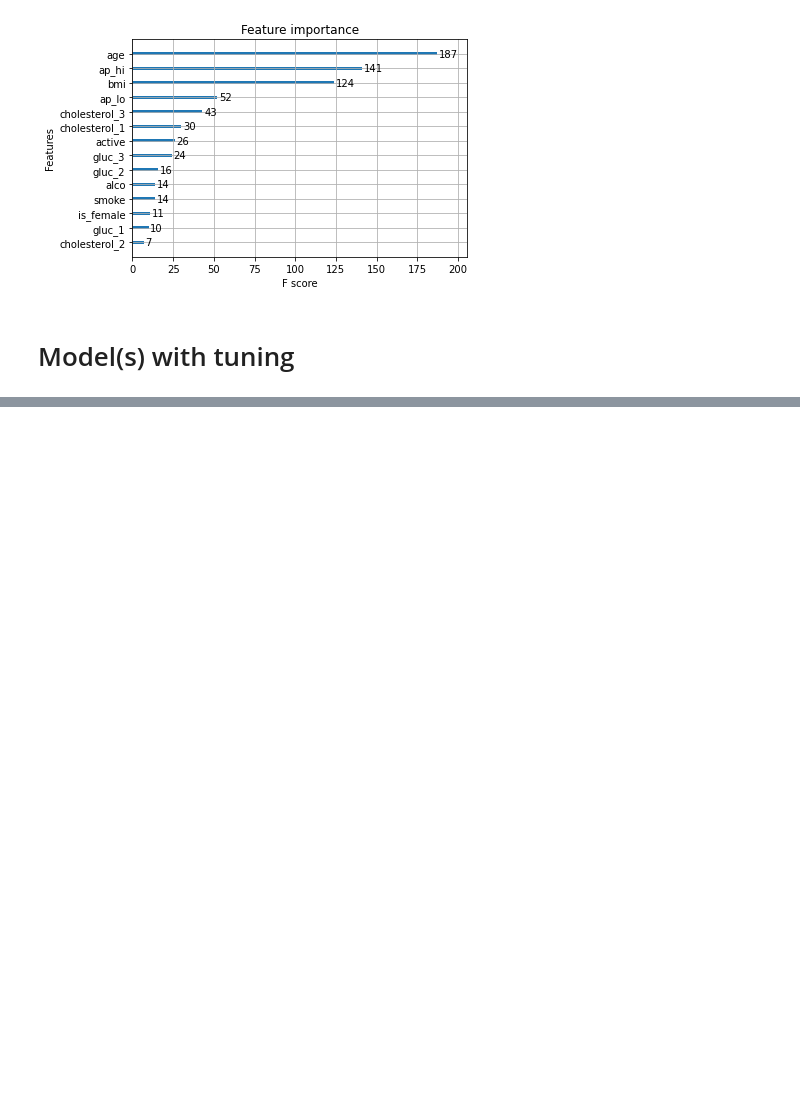
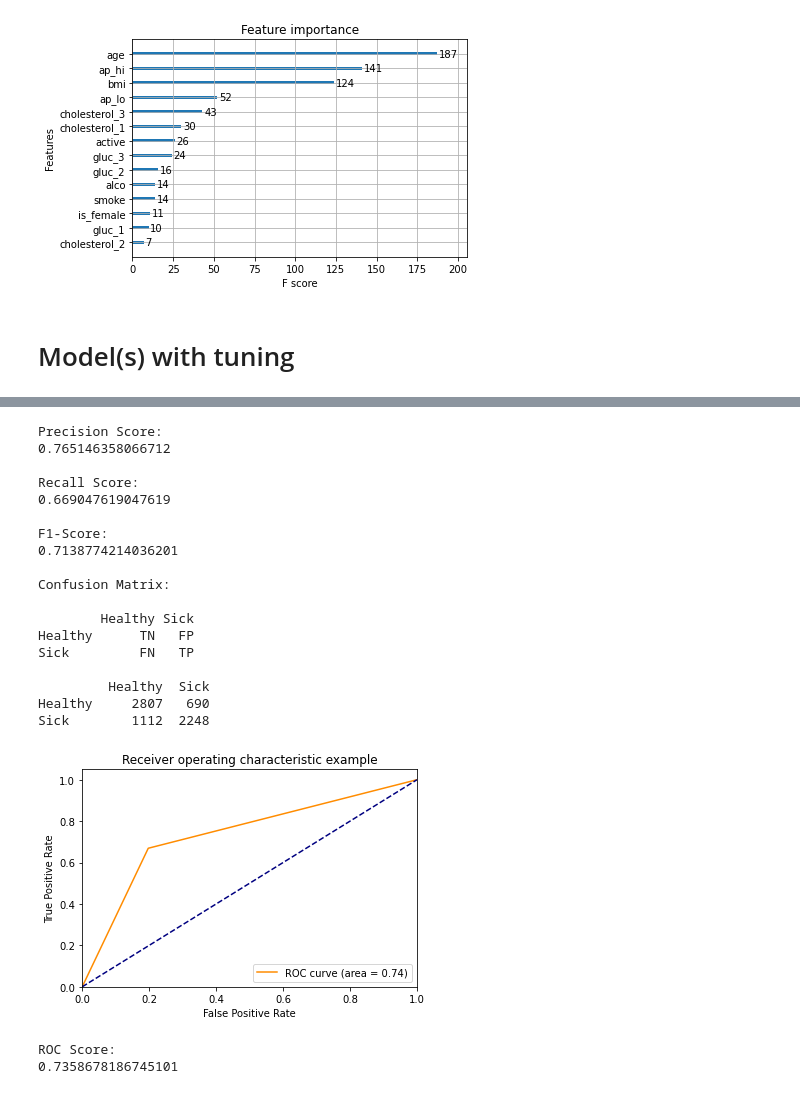
Before and after one commit to LJ171/CardioDiseaseClassification, a Jupyter notebook: 02_data_mining/xgboost.ipynb, the cells around one changed output, grey strips where cells are left out. Cells and saved outputs as stored; diff of their text form; code cells hidden in the pictures; blank space fills up the shorter version.

```diff
--- a/02_data_mining/xgboost.ipynb
+++ b/02_data_mining/xgboost.ipynb
@@ -433,0 +426,44 @@ ROC Score:
+# %%
+model3 = XGBClassifier(
+    learning_rate=0.01,
+    n_estimators=140,
+    max_depth=4,
+    min_child_weight=6,
+    gamma=0.0,
+    subsample=0.95,
+    colsample_bytree=0.75,
+    reg_alpha=0.05,
+    objective= 'binary:logistic',
+    nthread=4,
+    scale_pos_weight=1,
+    seed=27)
+
+model3.fit(x_train,y_train)
+
+
+y_prob3 = model3.predict(x_test.astype('float32'))
+y_pred3 = np.round(y_prob3)
+# %%
+show_evaluation(y_test, y_pred3, y_prob3)
+# %% [output]
+Precision Score:
+0.765146358066712
+
+Recall Score:
+0.669047619047619
+
+F1-Score:
+0.7138774214036201
+
+Confusion Matrix:
+
+        Healthy Sick
+Healthy      TN   FP
+Sick         FN   TP
+
+         Healthy  Sick
+Healthy     2807   690
+Sick        1112  2248
+[figure, added]
+ROC Score:
+0.7358678186745101
```
Also changed, not shown: parts of 26 cells of this notebook, 2 other files.
